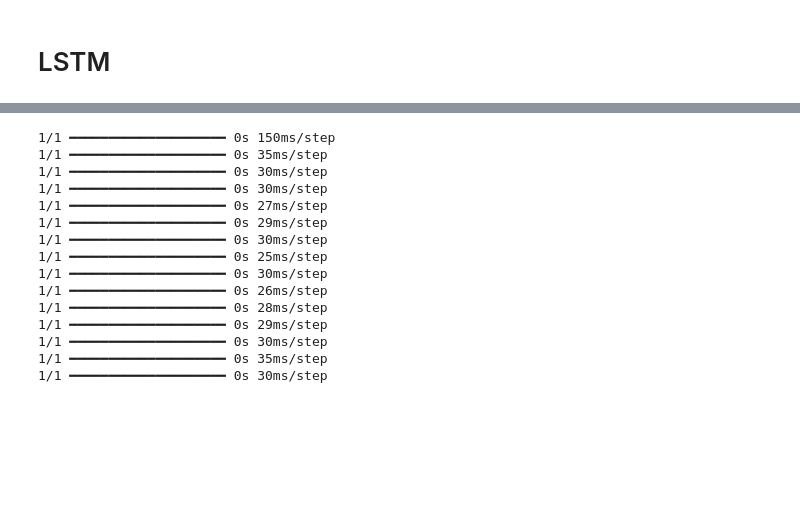
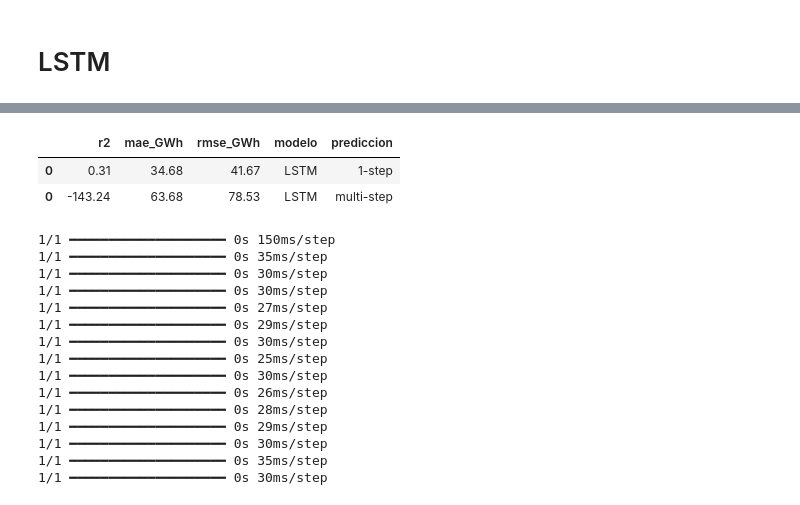
Before and after one commit to mgalvaro/PFB_red_electrica, a Jupyter notebook: ML/3-Deep_Learning.ipynb, the cells around one changed output, grey strips where cells are left out. Saved outputs shown, nothing was run; the diff lists cells and outputs as text; code cells hidden in the pictures; blank space fills up the shorter version.

```diff
--- a/ML/3-Deep_Learning.ipynb
+++ b/ML/3-Deep_Learning.ipynb
@@ -557,6 +565,6 @@ _______________________________
 X, y = create_sequences_rnn(df, target_column="valor_(GWh)", lookback=30)
 X_train, X_val, y_train, y_val = train_test(X, y)
 # %%
-lstm, history_lstm = get_model_lstm(X, X_train, X_val, y_train, y_val, epochs=1000, lookback=30)
+lstm, history_lstm = get_model_lstm(X, X_train, X_val, y_train, y_val, epochs=1000, lookback=60, lr=0.0005)
 # %% [output]
 Epoch 1/1000
@@ -578,4 +586,5 @@ Epoch 1000/1000
 Modelo guardado
 # %%
-lstm = joblib.load("MODELS/RNN_LSTM/lstm.pkl")
+## Cargar el modelo
+# lstm = joblib.load("MODELS/RNN_LSTM/lstm.pkl")
 # %%
@@ -623,6 +634,12 @@ metricas_lstm = pd.concat([metricas_lstm_1step, metricas_lstm_multi], axis=0)
 # %%
 metricas_lstm['modelo'] = ['LSTM', 'LSTM']
 metricas_lstm['prediccion'] = ['1-step', 'multi-step']
+# %%
+metricas_lstm
+# %% [output]
+|  | r2 | mae_GWh | rmse_GWh | modelo | prediccion |
+| 0 | 0.31 | 34.68 | 41.67 | LSTM | 1-step |
+| 0 | -143.24 | 63.68 | 78.53 | LSTM | multi-step |
 # %%
 metricas_lstm.to_csv("MODELS/RNN_LSTM/metricas_lstm.csv")
 # %%
```
Also changed, not shown: parts of 9 cells of this notebook, 6 other files.
